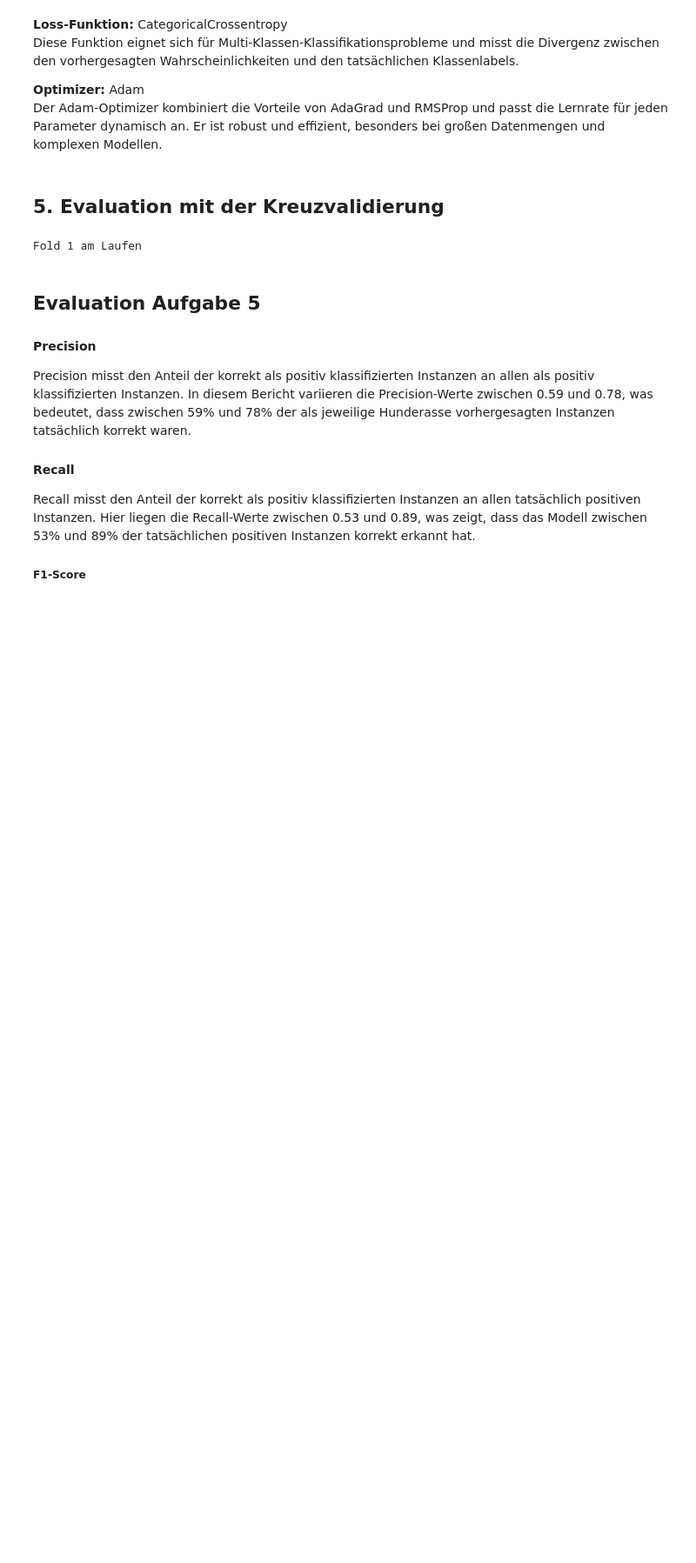
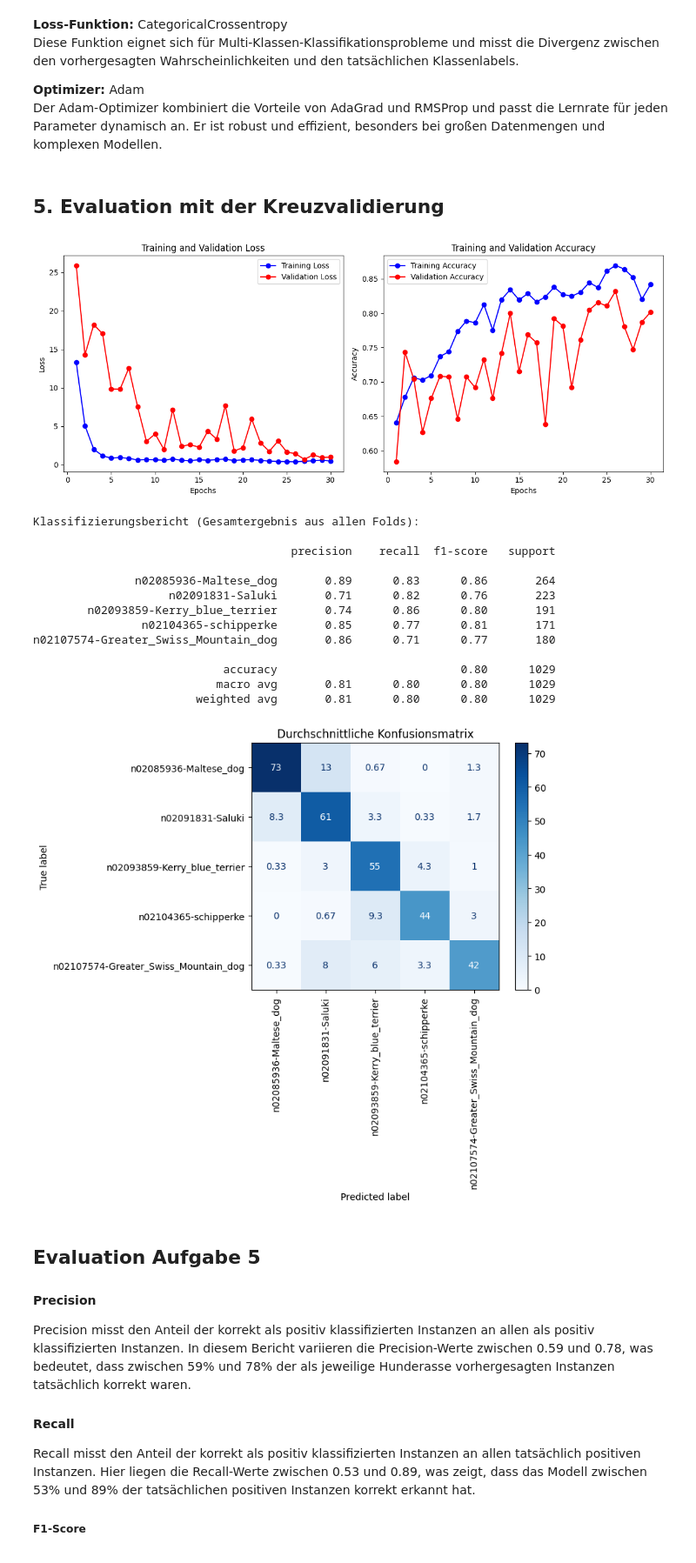
Before and after one commit to GreatKampfstern/ML, a Jupyter notebook: DeepLearning.ipynb, the cells around one changed output. Shown at 87% size. Cells and saved outputs as stored; diff of their text form; code cells hidden in the pictures; blank space fills up the shorter version.

```diff
--- a/DeepLearning.ipynb
+++ b/DeepLearning.ipynb
@@ -185,15 +185,14 @@ model.compile(
 ## 5. Evaluation mit der Kreuzvalidierung
 # %%
 def visualize_history(history):
-    history_dict = history.history
 
     # Loss-Werte
-    loss = history_dict['loss']
-    val_loss = history_dict['val_loss']
+    loss = history['loss']
+    val_loss = history['val_loss']
 
     # Accuracy-Werte (falls verwendet)
-    accuracy = history_dict.get('accuracy')
-    val_accuracy = history_dict.get('val_accuracy')
+    accuracy = history.get('accuracy')
+    val_accuracy = history.get('val_accuracy')
 
     # Epochen erstellen
     epochs = range(1, len(loss) + 1)
@@ -208,15 +207,14 @@ def visualize_history(history):
     plt.ylabel('Loss')
     plt.legend()
 
-    # Plot für die Accuracy (nur, wenn verfügbar)
-    if accuracy and val_accuracy:
-        plt.subplot(1, 2, 2)
-        plt.plot(epochs, accuracy, 'bo-', label='Training Accuracy')
-        plt.plot(epochs, val_accuracy, 'ro-', label='Validation Accuracy')
-        plt.title('Training and Validation Accuracy')
-        plt.xlabel('Epochs')
-        plt.ylabel('Accuracy')
-        plt.legend()
+    # Plot für die Accuracy
+    plt.subplot(1, 2, 2)
+    plt.plot(epochs, accuracy, 'bo-', label='Training Accuracy')
+    plt.plot(epochs, val_accuracy, 'ro-', label='Validation Accuracy')
+    plt.title('Training and Validation Accuracy')
+    plt.xlabel('Epochs')
+    plt.ylabel('Accuracy')
+    plt.legend()
 
     plt.tight_layout()
     plt.show()
@@ -240,49 +238,63 @@ for train_idx, val_idx in kf.split(X, y):
 
     # Training
     history = model.fit(X_train_fold, y_train_fold, validation_data=(X_val_fold, y_val_fold),
-              epochs=30, batch_size=16, verbose=0)
+              epochs=30, batch_size=16, verbose=1)
 
     # Graph des Verlauf des Trainings
-    histories.extend(history)
+    histories.append(history.history)
 
     # Evaluation
     y_pred = model.predict(X_val_fold)
     y_pred_classes = np.argmax(y_pred, axis=1)
 
     y_val_int = np.argmax(y_val_fold, axis=1)
 
     # Speichern der Labels für den Report
     all_y_true.extend(y_val_int)
     all_y_pred.extend(y_pred_classes)
 
 
     # Speichern der Konfusionsmatrix
     conf_matrices.append(confusion_matrix(y_val_int, y_pred_classes))
     fold += 1
 
 # History Visualisierung
 avg_history = {
-    'loss': np.mean([h.history['loss'] for h in histories], axis=0),
-    'accuracy': np.mean([h.history['accuracy'] for h in histories], axis=0),
-    'val_loss': np.mean([h.history['val_loss'] for h in histories], axis=0),
-    'val_accuracy': np.mean([h.history['val_accuracy'] for h in histories], axis=0)
+    'loss': np.mean([h['loss'] for h in histories], axis=0),
+    'accuracy': np.mean([h['accuracy'] for h in histories], axis=0),
+    'val_loss': np.mean([h['val_loss'] for h in histories], axis=0),
+    'val_accuracy': np.mean([h['val_accuracy'] for h in histories], axis=0)
 }
 visualize_history(avg_history)
 
 # Klassifizierungsbericht
 print("\nKlassifizierungsbericht (Gesamtergebnis aus allen Folds):\n")
 print(classification_report(all_y_true, all_y_pred, target_names=le.classes_))
 
 # Mittelwert der Konfusionsmatrizen berechnen
 avg_conf_matrix = np.mean(conf_matrices, axis=0)
 
 # Visualisierung der Konfusionsmatrix
-disp = ConfusionMatrixDisplay(confusion_matrix=avg_conf_matrix, display_labels=le.classes_, x_tick_rotation=45)
+disp = ConfusionMatrixDisplay(confusion_matrix=avg_conf_matrix, display_labels=le.classes_)
 disp.plot(cmap=plt.cm.Blues, xticks_rotation=90)
 plt.title("Durchschnittliche Konfusionsmatrix")
 plt.show()
 # %% [output]
+[figure, added]
-Fold 1 am Laufen
+Klassifizierungsbericht (Gesamtergebnis aus allen Folds):
+
+                                      precision    recall  f1-score   support
+
+               n02085936-Maltese_dog       0.89      0.83      0.86       264
+                    n02091831-Saluki       0.71      0.82      0.76       223
+        n02093859-Kerry_blue_terrier       0.74      0.86      0.80       191
+                n02104365-schipperke       0.85      0.77      0.81       171
+n02107574-Greater_Swiss_Mountain_dog       0.86      0.71      0.77       180
+
+                            accuracy                           0.80      1029
+                           macro avg       0.81      0.80      0.80      1029
+                        weighted avg       0.81      0.80      0.80      1029
+[figure, added]
 # %% [markdown]
 ## Evaluation Aufgabe 5
 
```
Also changed, not shown: parts of 2 cells of this notebook.
